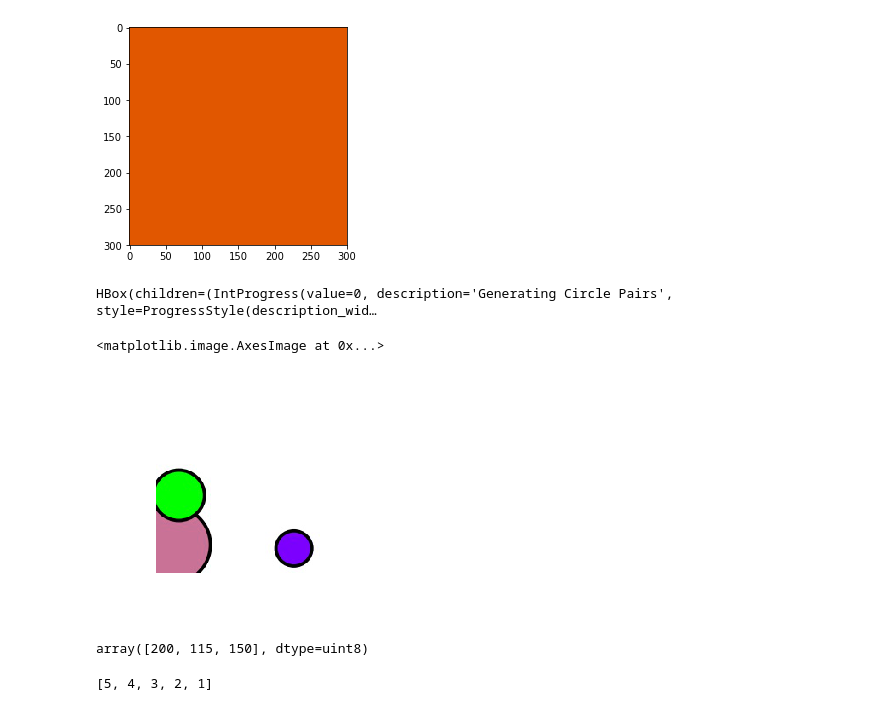
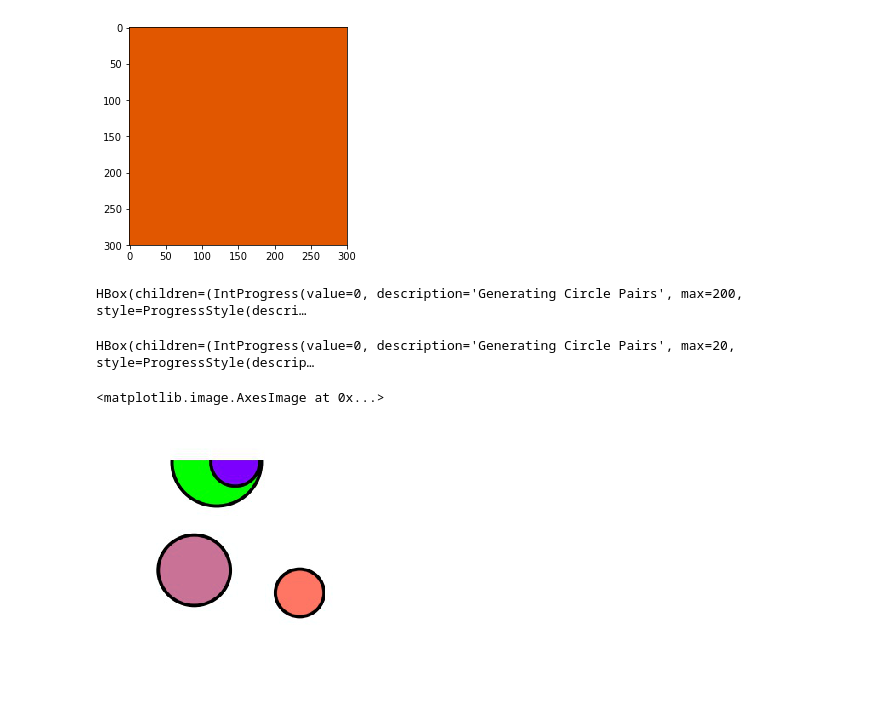
Before and after one commit to drew-bowman/Colorization, a Jupyter notebook: Artificial Training Dataset Make 5 Circles.ipynb, the cells around one changed output. Cells and saved outputs as stored; diff of their text form; code cells hidden in the pictures.

```diff
--- a/Artificial Training Dataset Make 5 Circles.ipynb
+++ b/Artificial Training Dataset Make 5 Circles.ipynb
@@ -125,24 +125,21 @@ def make_random_circles_5_colors(num_circle_pairs, save_dir):
         plt.savefig(save_dir + str(i) + ".jpg", dpi=256)
 
         plt.close()
-# %%
-make_random_circles_5_colors(100, "new_circles/")
-# %% [output]
-HBox(children=(IntProgress(value=0, description='Generating Circle Pairs', style=ProgressStyle(description_wid…
+# %%
+# Make training data
+make_random_circles_5_colors(200, "new_circles/train/")
+# %% [output]
+HBox(children=(IntProgress(value=0, description='Generating Circle Pairs', max=200, style=ProgressStyle(descri…
+# %%
+# Make testing data
+make_random_circles_5_colors(20, "new_circles/test/")
+# %% [output]
+HBox(children=(IntProgress(value=0, description='Generating Circle Pairs', max=20, style=ProgressStyle(descrip…
 # %%
 # G and R reversed because cv2 hates me specifically
-img = cv2.imread("test.jpg")
+img = cv2.imread("new_circles/train/0.jpg")
 plt.axis("off")
 plt.imshow(img)
 # %% [output]
 <matplotlib.image.AxesImage at 0x...>
-[figure, old version]
+[figure, new version]
-# %%
-img[150][175]
-# %% [output]
-array([200, 115, 150], dtype=uint8)
-# %%
-a = [1,4,3,2,5]
-sorted(a, reverse=True)
-# %% [output]
-[5, 4, 3, 2, 1]
```
Also changed, not shown: parts of 6 cells of this notebook.
